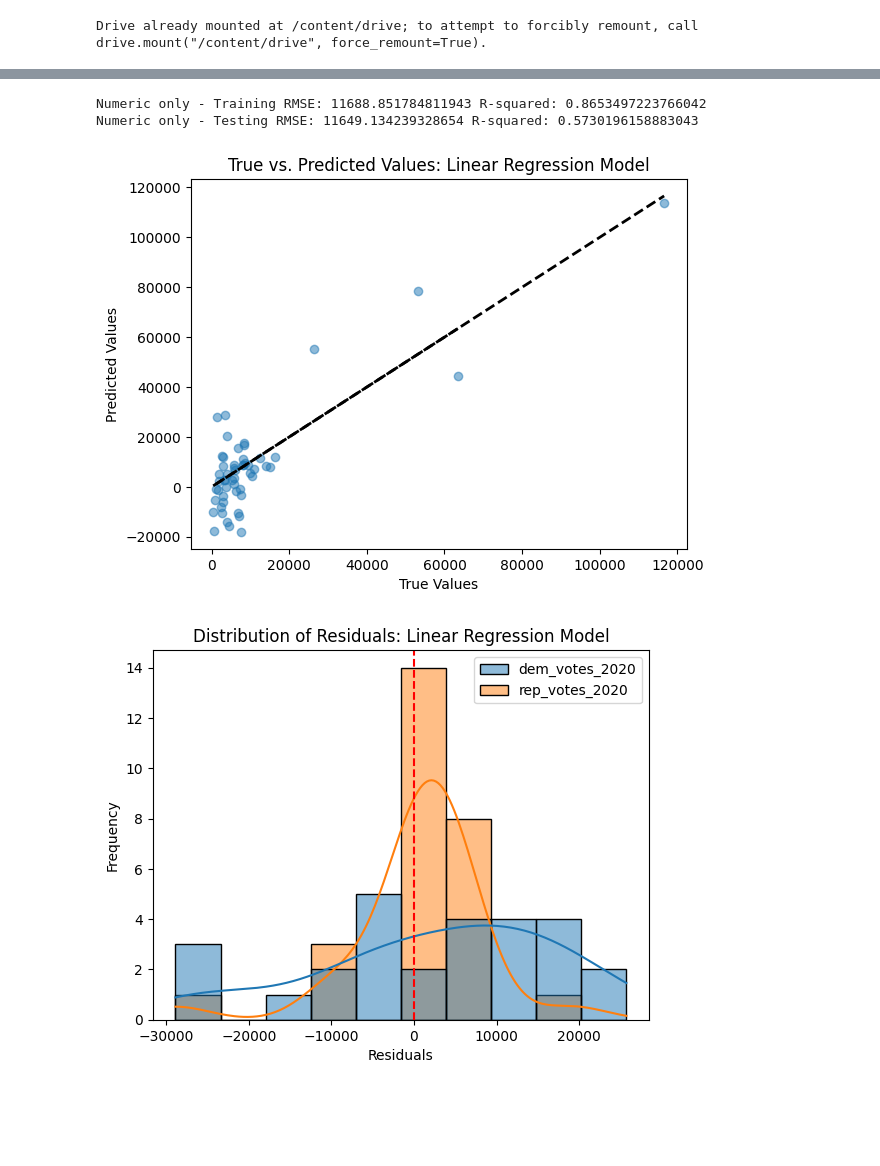
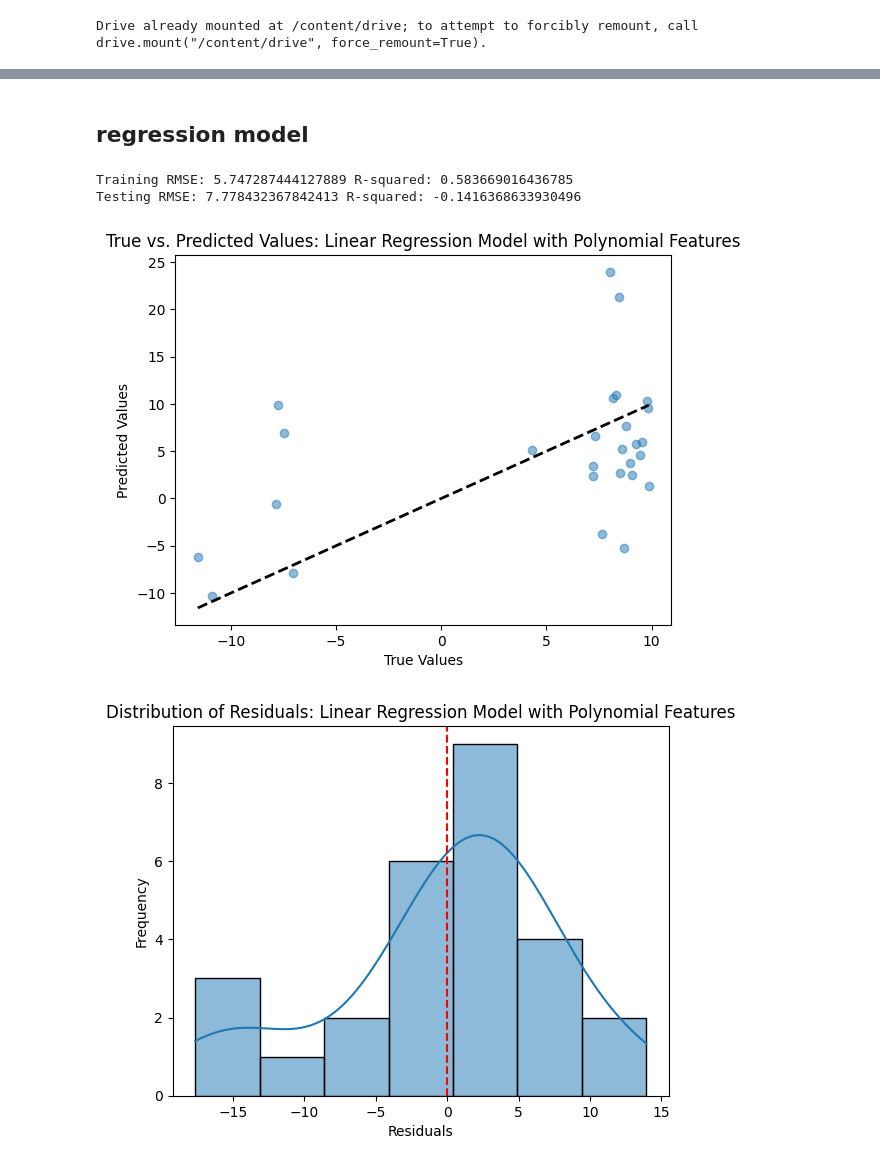
Before and after one commit to ven7sg/DS-3001-project-voting, a Jupyter notebook: Project3_model&VIS.ipynb, the cells around one changed output, grey strips where cells are left out. Cells and saved outputs as stored; diff of their text form; code cells hidden in the pictures; blank space fills up the shorter version.

```diff
--- a/Project3_model&VIS.ipynb
+++ b/Project3_model&VIS.ipynb
@@ -134,6 +131,8 @@ VAcounty_data = VAcounty_data.rename(columns=column_mapping)
 # %%
+import seaborn as sns
 numeric_vars = ['U.S. citizen, born in the United States', 'U.S. citizen, born in Puerto Rico or U.S. Island Areas', 'U.S. citizen, born abroad of American parent(s)', 'U.S. citizen by naturalization', 'Not a U.S. citizen']
 for column in numeric_vars:
+    VAcounty_data[column] = np.arcsinh(VAcounty_data[column])
     sns.kdeplot(VAcounty_data[column], label=column)
 plt.xlabel('Citizenship Status')
 plt.legend()
@@ -143,6 +142,7 @@ plt.show()
 # %%
 numeric_vars = ['Income in the past 12 months below poverty level: Male', 'Income in the past 12 months below poverty level: Female', 'Income in the past 12 months at or above poverty level: Male', 'Income in the past 12 months at or above poverty level: Female']
 for column in numeric_vars:
+    VAcounty_data[column] = np.arcsinh(VAcounty_data[column])
     sns.kdeplot(VAcounty_data[column], label=column)
 plt.xlabel('Poverty status by sex')
 plt.legend()
@@ -195,0 +189,3 @@ plt.show()
+# %%
+VAcounty_data['net_vote_count'] = VAcounty_data['rep_votes_2020']-VAcounty_data['dem_votes_2020']
+VAcounty_data['net_vote_count'] = np.arcsinh(VAcounty_data['net_vote_count'])
@@ -195,0 +282,8 @@ plt.show()
+# %%
+numeric_vars = ['Income in the past 12 months below poverty level: Male', 'Income in the past 12 months below poverty level: Female', 'Income in the past 12 months at or above poverty level: Male', 'Income in the past 12 months at or above poverty level: Female']
+for column in numeric_vars:
+    VAcounty_data_2022[column] = np.arcsinh(VAcounty_data_2022[column])
+    sns.kdeplot(VAcounty_data_2022[column], label=column)
+plt.xlabel('Poverty status by sex')
+plt.legend()
+plt.show()
@@ -196,56 +297,64 @@ plt.show()
+# %% [markdown]
+## regression model
 # %%
-# Numeric variables, Linear Regression, Residuals using Polynomial Features (Carol Wu)
+import pandas as pd
+import numpy as np
+import matplotlib.pyplot as plt
+import seaborn as sns
 from sklearn.linear_model import LinearRegression
 from sklearn.preprocessing import PolynomialFeatures
 from sklearn.metrics import mean_squared_error, r2_score
 from sklearn.model_selection import train_test_split
-import seaborn as sns
 
-#vars = VAcounty_data.columns.tolist()
-#print(vars)
+# Assuming VAcounty_data is your DataFrame
+# Replace 'dependent_variable_column_name' with the name of your dependent variable column
+dependent_variable = 'net_vote_count'
+
+# Variables to include in the model
 numeric_vars = ['U.S. citizen, born in the United States', 'U.S. citizen, born in Puerto Rico or U.S. Island Areas', 'U.S. citizen, born abroad of American parent(s)', 'U.S. citizen by naturalization', 'Not a U.S. citizen', 'Income in the past 12 months below poverty level: Male', 'Income in the past 12 months below poverty level: Female', 'Income in the past 12 months at or above poverty level: Male', 'Income in the past 12 months at or above poverty level: Female', 'Gini Index']
 
-#cast to numeric value
+# Cast to numeric value
 for var in numeric_vars:
     VAcounty_data[var] = pd.to_numeric(VAcounty_data[var], errors='coerce')
 
-# Linear regression model with numeric vars only
-X_numeric = VAcounty_data[numeric_vars]
-y = VAcounty_data[['dem_votes_2020','rep_votes_2020']]
-X_train_numeric, X_test_numeric, y_train, y_test = train_test_split(X_numeric, y, test_size=0.2, random_state=42)
-linear_reg_numeric = LinearRegression()
-linear_reg_numeric.fit(X_train_numeric, y_train)
 
-# Predict on training and test data
-y_train_pred_numeric = linear_reg_numeric.predict(X_train_numeric)
-y_test_pred_numeric = linear_reg_numeric.predict(X_test_numeric)
+# Train-test split
+X_train, X_test, y_train, y_test = train_test_split(VAcounty_data[numeric_vars], VAcounty_data[dependent_variable], test_size=0.2, random_state=42)
+
+# Linear regression model
+linear_reg = LinearRegression()
+linear_reg.fit(X_train, y_train)
+
+# Predictions
+y_train_pred = linear_reg.predict(X_train)
+y_test_pred = linear_reg.predict(X_test)
 
 # RMSE and R-squared for training and test sets
-train_rmse_numeric = np.sqrt(mean_squared_error(y_train, y_train_pred_numeric))
-test_rmse_numeric = np.sqrt(mean_squared_error(y_test, y_test_pred_numeric))
-train_r2_numeric = r2_score(y_train, y_train_pred_numeric)
-test_r2_numeric = r2_score(y_test, y_test_pred_numeric)
-print('Numeric only - Training RMSE:', train_rmse_numeric, 'R-squared:', train_r2_numeric)
-print('Numeric only - Testing RMSE:', test_rmse_numeric, 'R-squared:', test_r2_numeric)
+train_rmse = np.sqrt(mean_squared_error(y_train, y_train_pred))
+test_rmse = np.sqrt(mean_squared_error(y_test, y_test_pred))
+train_r2 = r2_score(y_train, y_train_pred)
+test_r2 = r2_score(y_test, y_test_pred)
+print('Training RMSE:', train_rmse, 'R-squared:', train_r2)
+print('Testing RMSE:', test_rmse, 'R-squared:', test_r2)
 
 # Scatter plot for true vs. predicted values
-plt.scatter(y_test, y_test_pred_numeric, alpha=0.5)
+plt.scatter(y_test, y_test_pred, alpha=0.5)
 plt.plot([y_test.min(), y_test.max()], [y_test.min(), y_test.max()], 'k--', lw=2)
 plt.xlabel('True Values')
 plt.ylabel('Predicted Values')
-plt.title('True vs. Predicted Values: Linear Regression Model')
+plt.title('True vs. Predicted Values: Linear Regression Model with Polynomial Features')
 plt.show()
 
 # Residuals plot
-residuals_poly = y_test - y_test_pred_numeric
-sns.histplot(residuals_poly, kde=True)
+residuals = y_test - y_test_pred
+sns.histplot(residuals, kde=True)
 plt.xlabel('Residuals')
 plt.ylabel('Frequency')
-plt.title('Distribution of Residuals: Linear Regression Model')
+plt.title('Distribution of Residuals: Linear Regression Model with Polynomial Features')
 plt.axvline(x=0, color='red', linestyle='--')
 plt.show()
 # %% [output]
-Numeric only - Training RMSE: 11688.851784811943 R-squared: 0.8653497223766042
-Numeric only - Testing RMSE: 11649.134239328654 R-squared: 0.5730196158883043
+Training RMSE: 5.747287444127889 R-squared: 0.583669016436785
+Testing RMSE: 7.778432367842413 R-squared: -0.1416368633930496
-[figure, old version]
+[figure, new version]
-[figure, old version]
+[figure, new version]
```
Also changed, not shown: parts of 37 cells of this notebook.
